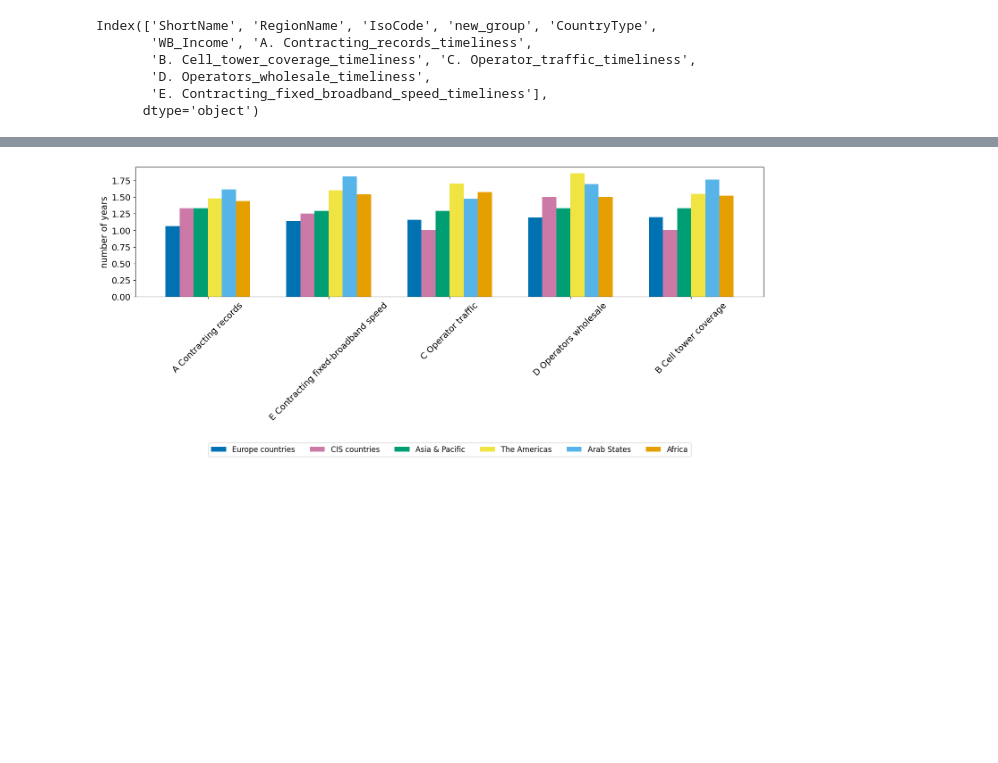
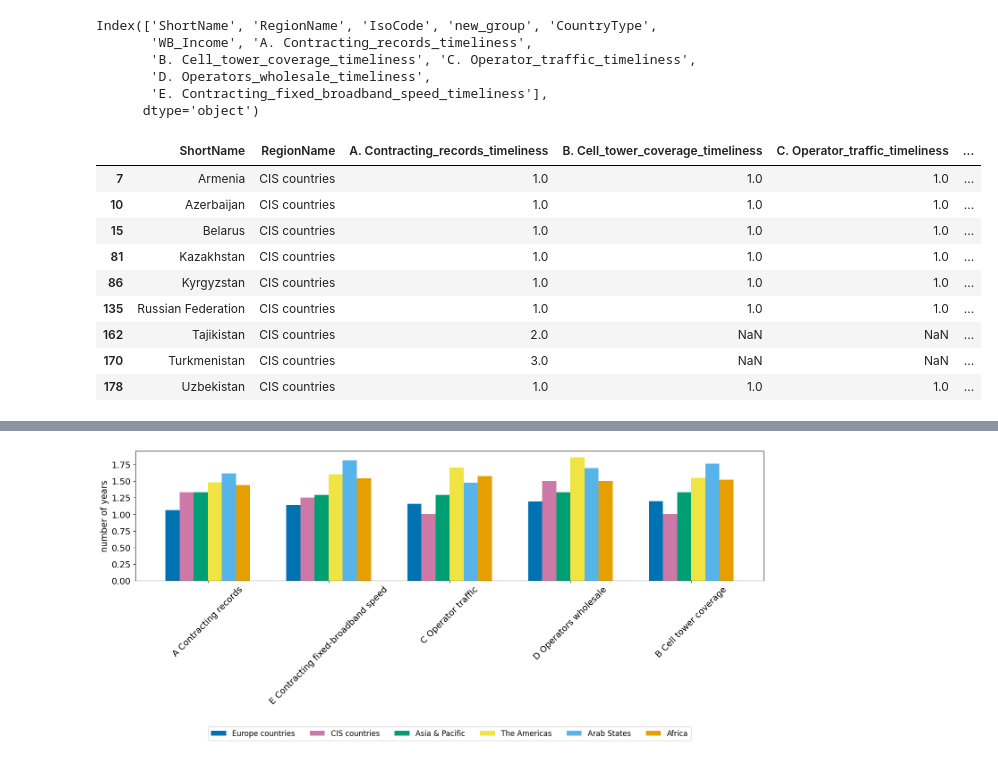
Before and after one commit to dianakorka/statistical_capacity, a Jupyter notebook: WTI_capacity_index.ipynb, the cells around one changed output, grey strips where cells are left out. Saved outputs shown, nothing was run; the diff lists cells and outputs as text; code cells hidden in the pictures; blank space fills up the shorter version.

```diff
--- a/WTI_capacity_index.ipynb
+++ b/WTI_capacity_index.ipynb
@@ -2034,6 +2337,22 @@ Index(['ShortName', 'RegionName', 'IsoCode', 'new_group', 'CountryType',
        'D. Operators_wholesale_timeliness',
        'E. Contracting_fixed_broadband_speed_timeliness'],
       dtype='object')
+# %%
+pivoted_t_group[['ShortName', 'RegionName','A. Contracting_records_timeliness',
+       'B. Cell_tower_coverage_timeliness', 'C. Operator_traffic_timeliness',
+       'D. Operators_wholesale_timeliness',
+       'E. Contracting_fixed_broadband_speed_timeliness']][pivoted_t_group.RegionName== 'CIS countries']
+# %% [output]
+|  | ShortName | RegionName | A. Contracting_records_timeliness | B. Cell_tower_coverage_timeliness | C. Operator_traffic_timeliness | ... |
+| 7 | Armenia | CIS countries | 1.0 | 1.0 | 1.0 | ... |
+| 10 | Azerbaijan | CIS countries | 1.0 | 1.0 | 1.0 | ... |
+| 15 | Belarus | CIS countries | 1.0 | 1.0 | 1.0 | ... |
+| 81 | Kazakhstan | CIS countries | 1.0 | 1.0 | 1.0 | ... |
+| 86 | Kyrgyzstan | CIS countries | 1.0 | 1.0 | 1.0 | ... |
+| 135 | Russian Federation | CIS countries | 1.0 | 1.0 | 1.0 | ... |
+| 162 | Tajikistan | CIS countries | 2.0 | NaN | NaN | ... |
+| 170 | Turkmenistan | CIS countries | 3.0 | NaN | NaN | ... |
+| 178 | Uzbekistan | CIS countries | 1.0 | 1.0 | 1.0 | ... |
 # %%
 pivoted_t_group[['A. Contracting_records_timeliness',
        'B. Cell_tower_coverage_timeliness', 'C. Operator_traffic_timeliness',
```
Also changed, not shown: parts of 14 cells of this notebook.
